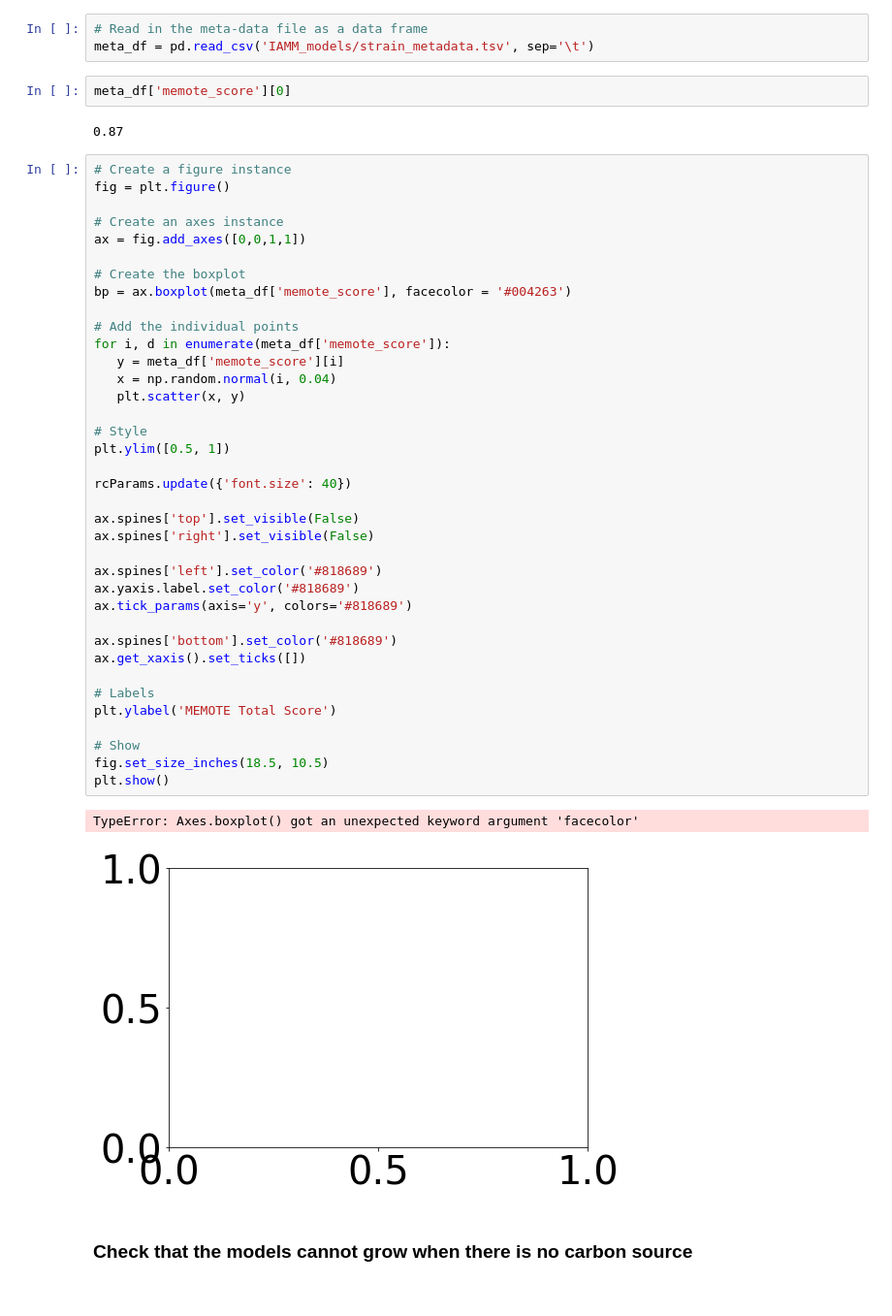
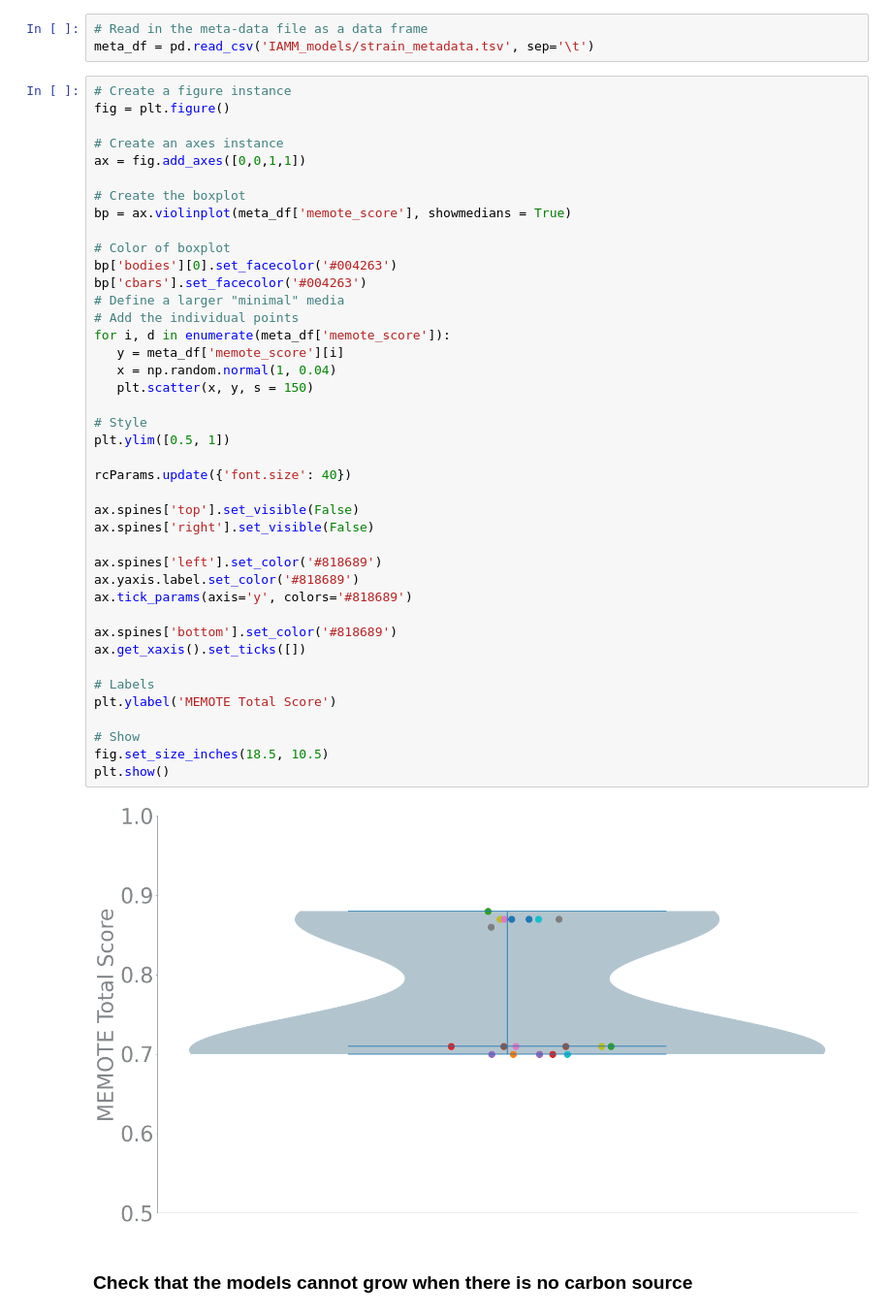
Before and after one commit to hgscott/GRC-2022, a Jupyter notebook: model_qa.ipynb, the cells around one changed output. Shown: that part at 97% size. Drawn from its saved outputs; the diff is of its cells as text.

```diff
--- a/model_qa.ipynb
+++ b/model_qa.ipynb
@@ -439,10 +439,6 @@ import numpy as np
 # %%
 # Read in the meta-data file as a data frame
 meta_df = pd.read_csv('IAMM_models/strain_metadata.tsv', sep='\t')
-# %%
-meta_df['memote_score'][0]
-# %% [output]
-0.87
 # %%
 # Create a figure instance
 fig = plt.figure()
@@ -451,38 +447,41 @@ fig = plt.figure()
 ax = fig.add_axes([0,0,1,1])
 
 # Create the boxplot
-bp = ax.boxplot(meta_df['memote_score'], facecolor = '#004263')
+bp = ax.violinplot(meta_df['memote_score'], showmedians = True)
 
+# Color of boxplot
+bp['bodies'][0].set_facecolor('#004263')
+bp['cbars'].set_facecolor('#004263')
+# Define a larger "minimal" media
 # Add the individual points
 for i, d in enumerate(meta_df['memote_score']):
    y = meta_df['memote_score'][i]
-   x = np.random.normal(i, 0.04)
-   plt.scatter(x, y)
+   x = np.random.normal(1, 0.04)
+   plt.scatter(x, y, s = 150)
 
 # Style
 plt.ylim([0.5, 1])
 
 rcParams.update({'font.size': 40})
 
 ax.spines['top'].set_visible(False)
 ax.spines['right'].set_visible(False)
 
 ax.spines['left'].set_color('#818689')
 ax.yaxis.label.set_color('#818689')
 ax.tick_params(axis='y', colors='#818689')
 
 ax.spines['bottom'].set_color('#818689')
 ax.get_xaxis().set_ticks([])
 
 # Labels
 plt.ylabel('MEMOTE Total Score')
 
 # Show
 fig.set_size_inches(18.5, 10.5)
 plt.show()
 # %% [output]
-TypeError: Axes.boxplot() got an unexpected keyword argument 'facecolor'
-[figure, old version]
+[figure, new version]
 # %% [markdown]
 ### Check that the models cannot grow when there is no carbon source
 # %%
```
Also changed, not shown: 5 other files.
